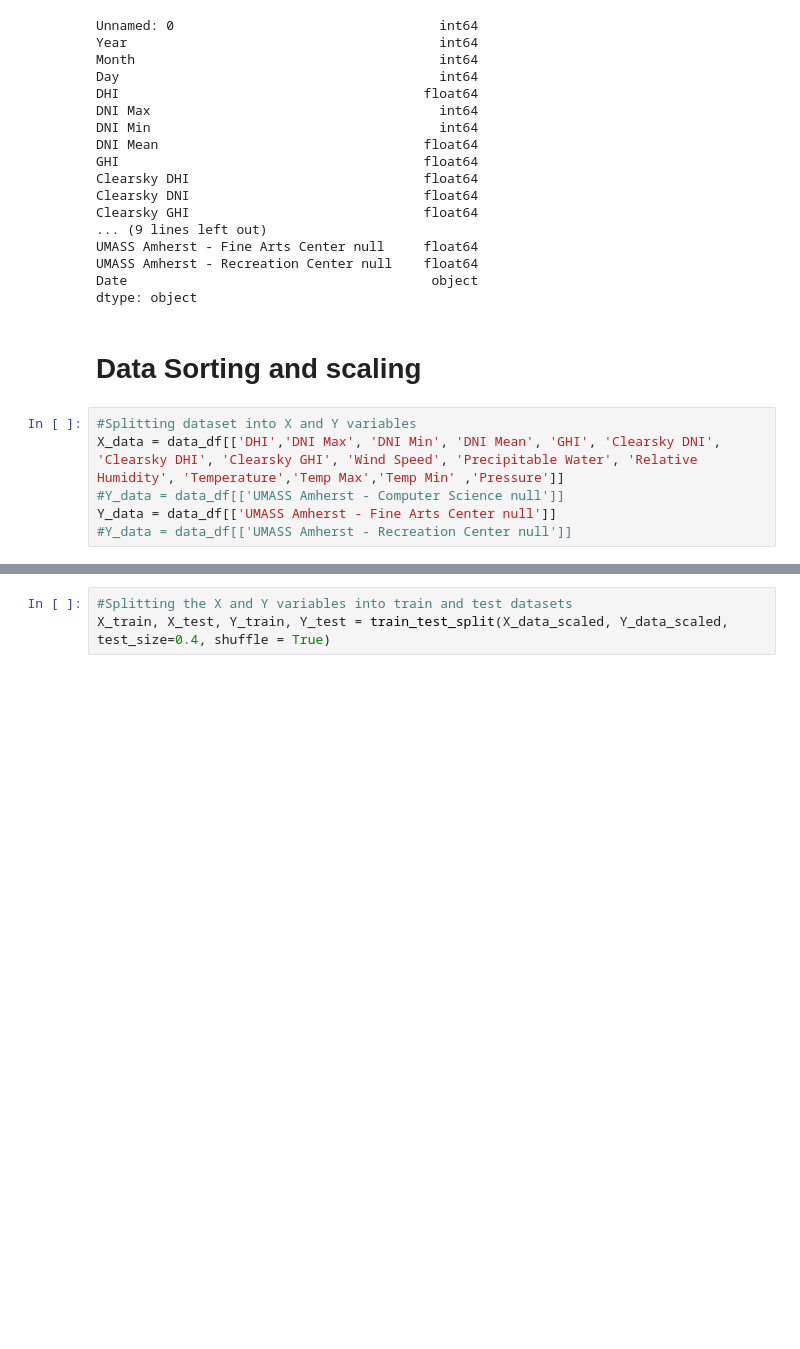
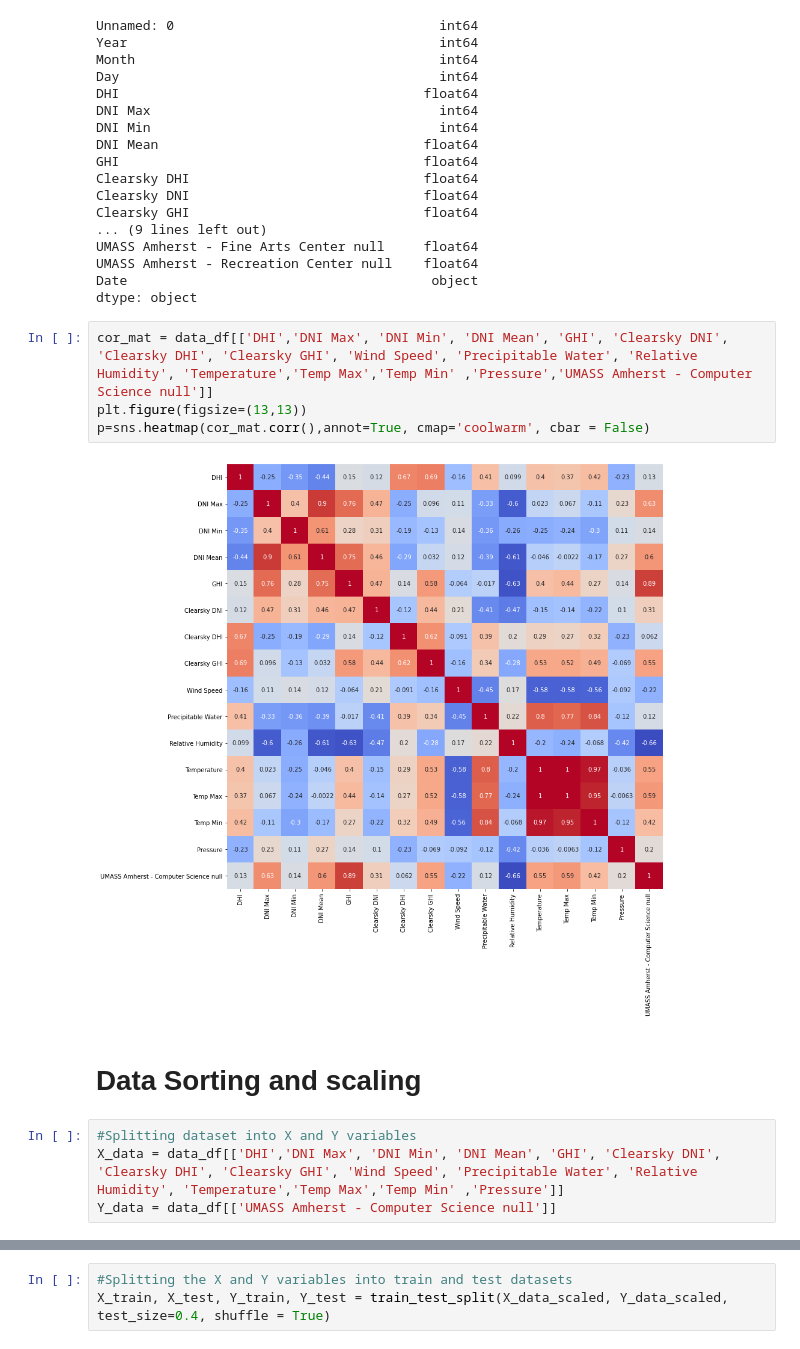
Before and after one commit to A-Wadhwani/ME597-Project, a Jupyter notebook: ANN_Model_UMass_power.ipynb, the cells around one changed output, grey strips where cells are left out. Cells and saved outputs as stored; diff of their text form; blank space fills up the shorter version.

```diff
--- a/ANN_Model_UMass_power.ipynb
+++ b/ANN_Model_UMass_power.ipynb
@@ -69,13 +69,17 @@ UMASS Amherst - Fine Arts Center null     float64
 UMASS Amherst - Recreation Center null    float64
 Date                                       object
 dtype: object
+# %%
+cor_mat = data_df[['DHI','DNI Max', 'DNI Min', 'DNI Mean', 'GHI', 'Clearsky DNI', 'Clearsky DHI', 'Clearsky GHI', 'Wind Speed', 'Precipitable Water', 'Relative Humidity', 'Temperature','Temp Max','Temp Min' ,'Pressure','UMASS Amherst - Computer Science null']]
+plt.figure(figsize=(13,13))
+p=sns.heatmap(cor_mat.corr(),annot=True, cmap='coolwarm', cbar = False)
+# %% [output]
+[figure, added]
 # %% [markdown]
 # Data Sorting and scaling
 # %%
 #Splitting dataset into X and Y variables
 X_data = data_df[['DHI','DNI Max', 'DNI Min', 'DNI Mean', 'GHI', 'Clearsky DNI', 'Clearsky DHI', 'Clearsky GHI', 'Wind Speed', 'Precipitable Water', 'Relative Humidity', 'Temperature','Temp Max','Temp Min' ,'Pressure']]
-#Y_data = data_df[['UMASS Amherst - Computer Science null']]
-Y_data = data_df[['UMASS Amherst - Fine Arts Center null']]
-#Y_data = data_df[['UMASS Amherst - Recreation Center null']]
+Y_data = data_df[['UMASS Amherst - Computer Science null']]
 # %%
 #Scaling the data
```
Also changed, not shown: parts of 8 cells of this notebook.
